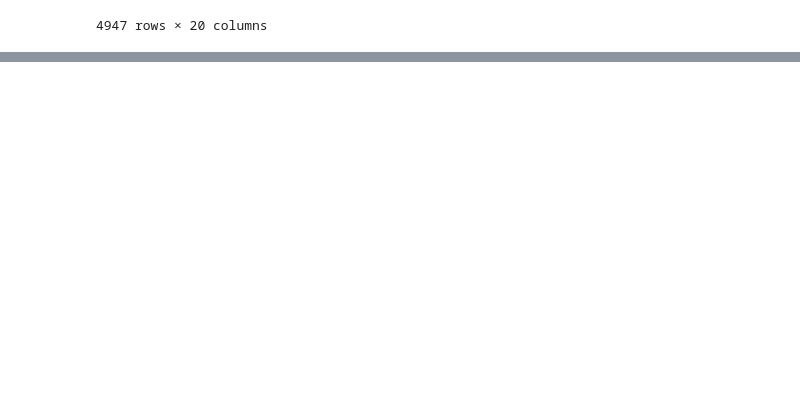
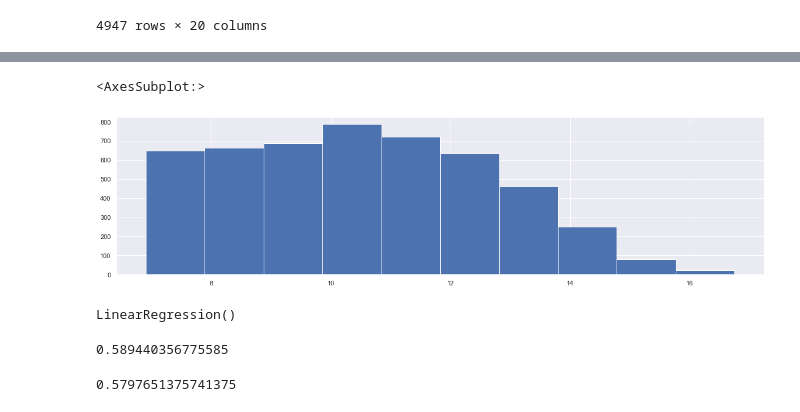
Before and after one commit to MichaelHarnett/Regression_Metis, a Jupyter notebook: merging_modeling.ipynb, the cells around one changed output, grey strips where cells are left out. Saved outputs shown, nothing was run; the diff lists cells and outputs as text; code cells hidden in the pictures; blank space fills up the shorter version.

```diff
--- a/merging_modeling.ipynb
+++ b/merging_modeling.ipynb
@@ -643,0 +707,17 @@ heatmapdf
+# %%
+np.log(nicedf.owners).hist()
+# %% [output]
+<AxesSubplot:>
+[figure, added]
+# %%
+lr.fit(X_train, np.log(y_train))
+# %% [output]
+LinearRegression()
+# %%
+lr.score(X_train, np.log(y_train))
+# %% [output]
+0.589440356775585
+# %%
+lr.score(X_val,np.log(y_val))
+# %% [output]
+0.5797651375741375
```
Also changed, not shown: parts of 25 cells of this notebook, 5 other files.
